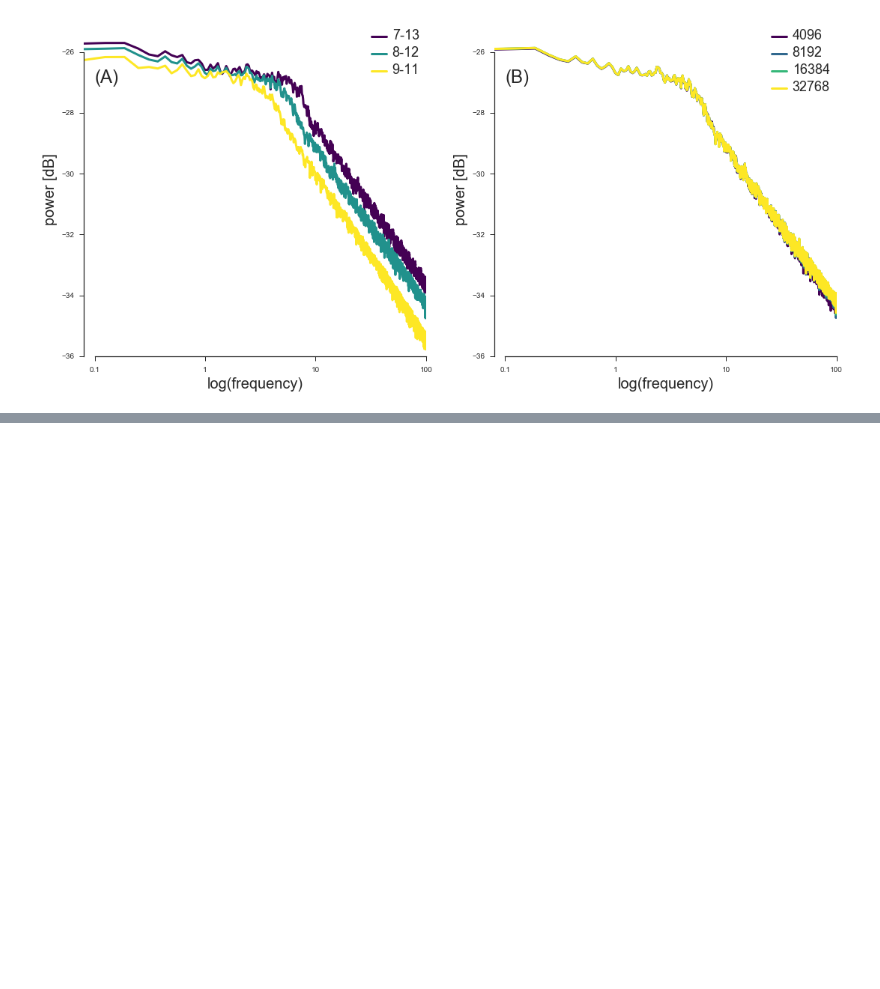
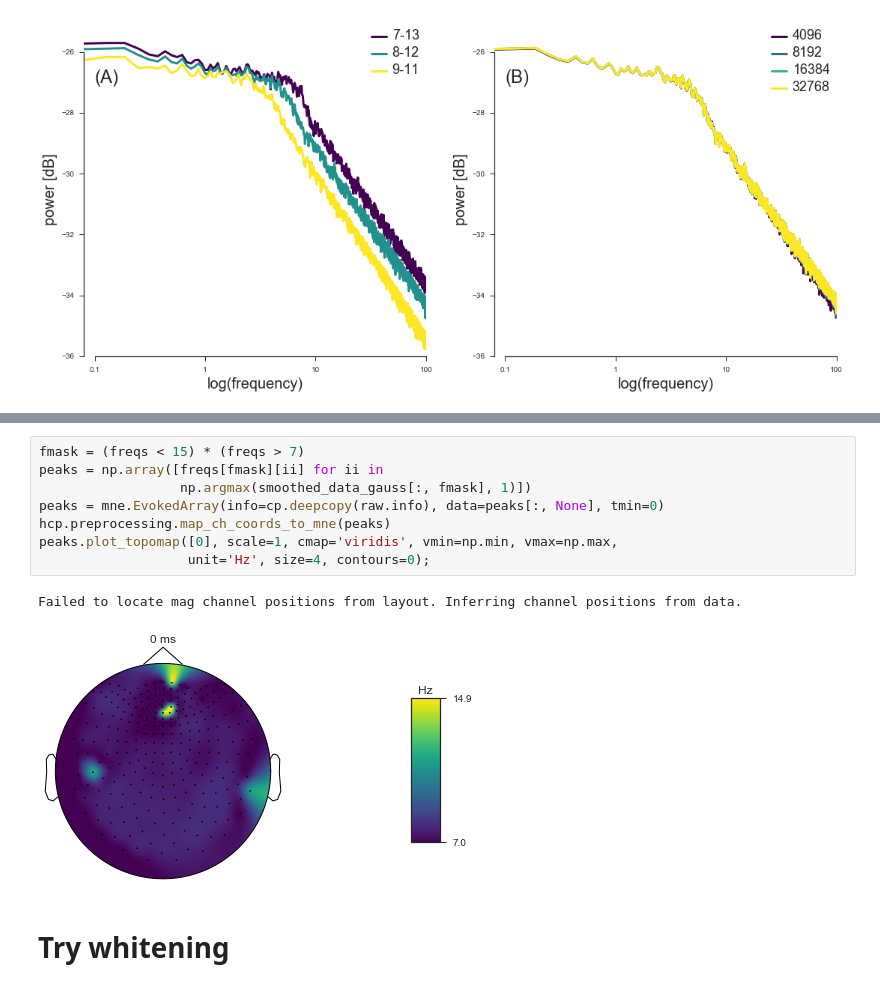
Before and after one commit to neurospin/meg_study_dynamic_scales, a Jupyter notebook: scripts/paper_check_powerlaw_fit.ipynb, the cells around one changed output, grey strips where cells are left out. Drawn from its saved outputs; the diff is of its cells as text; blank space fills up the shorter version.

```diff
--- a/scripts/paper_check_powerlaw_fit.ipynb
+++ b/scripts/paper_check_powerlaw_fit.ipynb
@@ -625,0 +722,13 @@ raw.filter?
+# %%
+fmask = (freqs < 15) * (freqs > 7)
+peaks = np.array([freqs[fmask][ii] for ii in
+                  np.argmax(smoothed_data_gauss[:, fmask], 1)])
+peaks = mne.EvokedArray(info=cp.deepcopy(raw.info), data=peaks[:, None], tmin=0)
+hcp.preprocessing.map_ch_coords_to_mne(peaks)
+peaks.plot_topomap([0], scale=1, cmap='viridis', vmin=np.min, vmax=np.max,
+                   unit='Hz', size=4, contours=0);
+# %% [output]
+Failed to locate mag channel positions from layout. Inferring channel positions from data.
+[figure, added]
+# %% [markdown]
+# Try whitening
```
Also changed, not shown: parts of 16 cells of this notebook, 1 other file.
